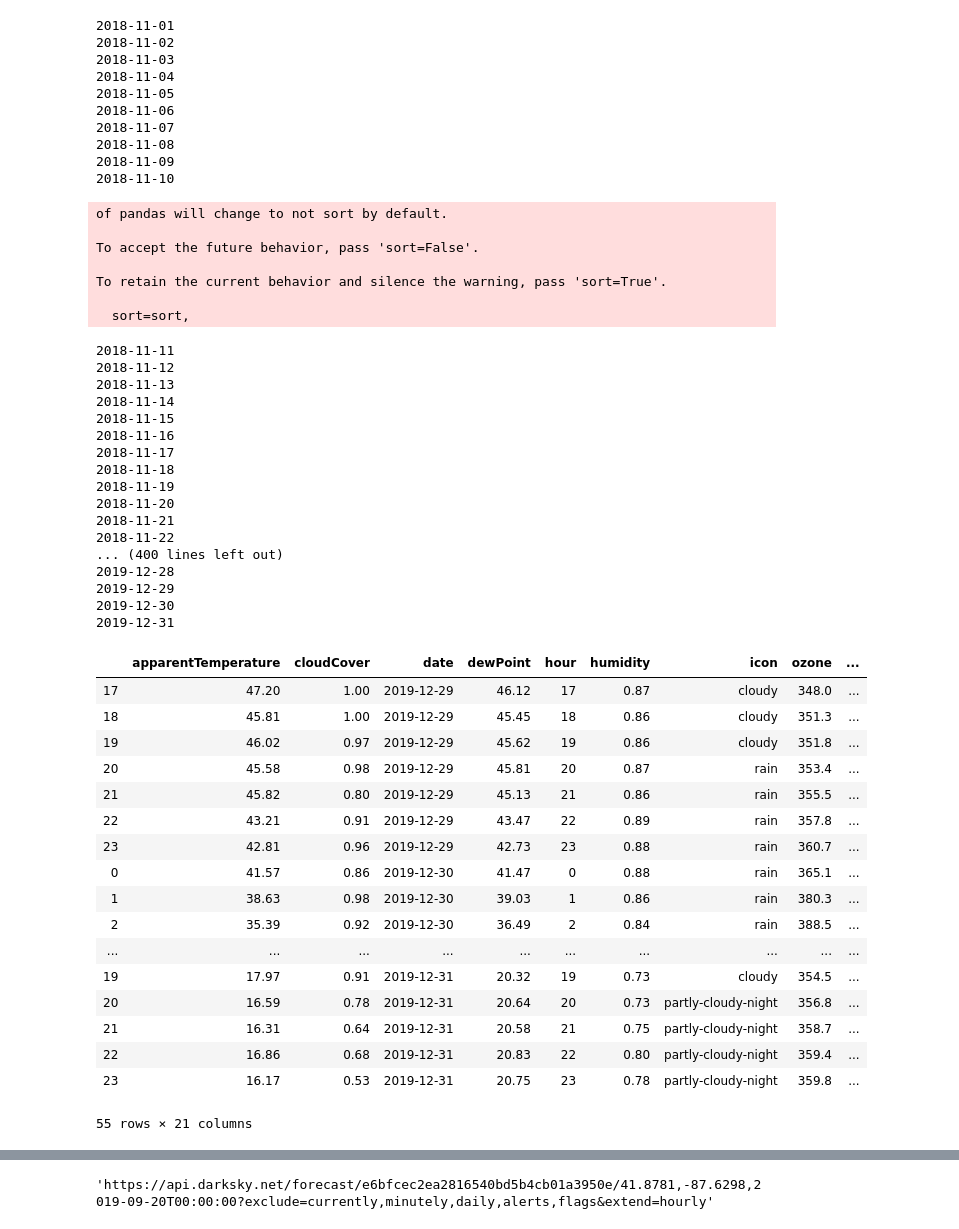
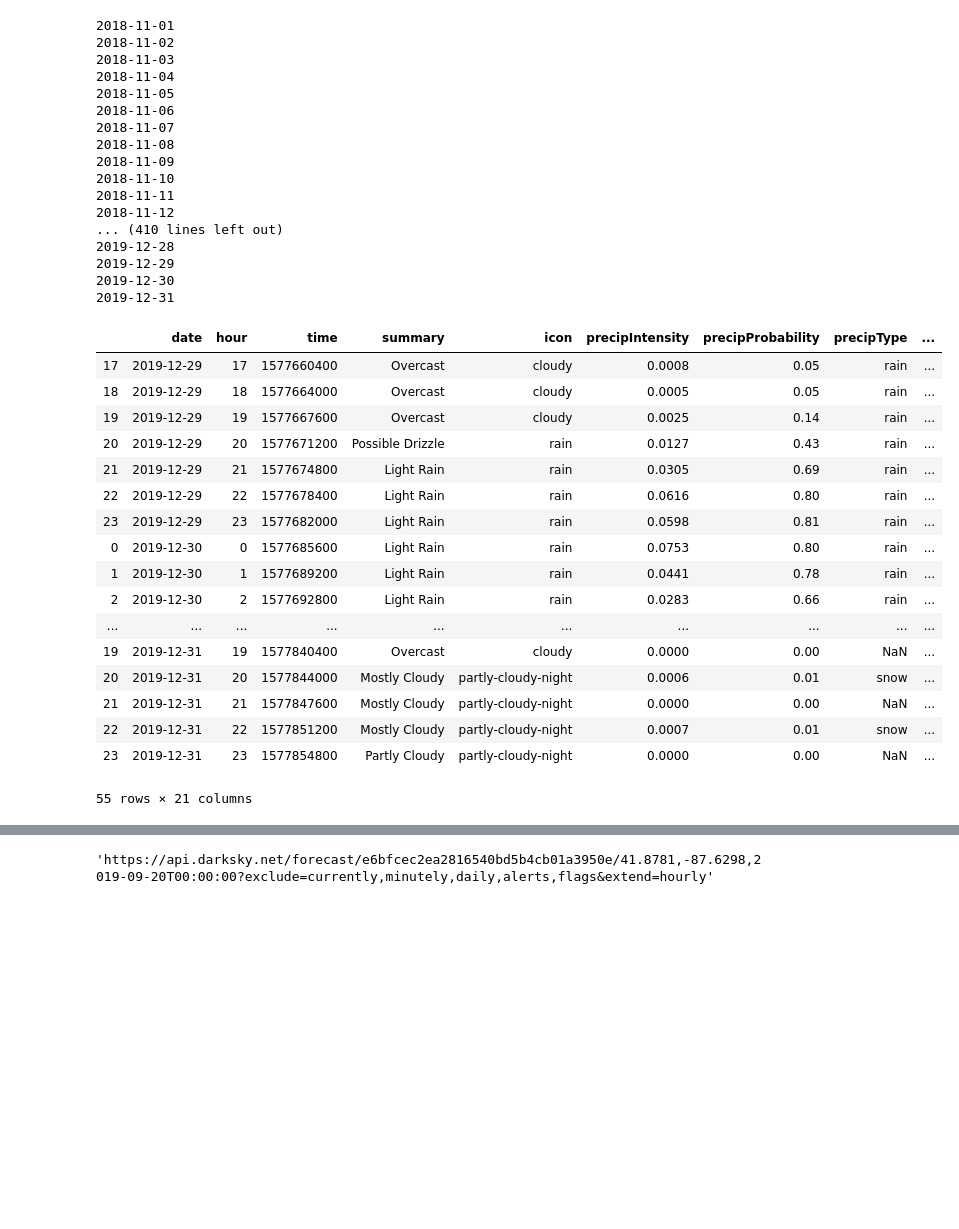
Before and after one commit to muoyo/chicago-ridesharing, a Jupyter notebook: notebooks/weather.ipynb, the cells around one changed output, grey strips where cells are left out. Drawn from its saved outputs; the diff is of its cells as text; code cells hidden in the pictures; blank space fills up the shorter version.

```diff
--- a/notebooks/weather.ipynb
+++ b/notebooks/weather.ipynb
@@ -88,78 +51,63 @@ weather = wg.get_weather('2019-09-20')
 # display(weather)
 
 one_day = timedelta(days = 1)
 
 cur_date = date(2018, 11, 1)
 
 weather_df = pd.DataFrame()
 
 for i in np.arange(0, 426):
     date_string = cur_date.strftime('%Y-%m-%d')
     print(date_string)
     weather = wg.get_weather(date_string)
     daily_weather_df = json_normalize(weather['hourly']['data'])
-    daily_weather_df['date'] = date_string
-    daily_weather_df['hour'] = daily_weather_df.index
-    weather_df = weather_df.append(daily_weather_df)
+    daily_weather_df.insert(0, 'hour', daily_weather_df.index)
+    daily_weather_df.insert(0, 'date', date_string)
+#     daily_weather_df['date'] = date_string
+#     daily_weather_df['hour'] = daily_weather_df.index
+    weather_df = weather_df.append(daily_weather_df, sort=False)
     cur_date += one_day
 
 # for i, d in enumerate(weather['hourly']['data']):
 #     print(i, d['time'], d['icon'])
 
 weather_df.tail(55)
 # %% [output]
 2018-11-01
 2018-11-02
 2018-11-03
 2018-11-04
 2018-11-05
 2018-11-06
 2018-11-07
 2018-11-08
 2018-11-09
 2018-11-10
+2018-11-11
+2018-11-12
+... (410 lines left out)
+2019-12-28
+2019-12-29
+2019-12-30
+2019-12-31
+|  | date | hour | time | summary | icon | precipIntensity | precipProbability | precipType | ... |
+| 17 | 2019-12-29 | 17 | 1577660400 | Overcast | cloudy | 0.0008 | 0.05 | rain | ... |
+| 18 | 2019-12-29 | 18 | 1577664000 | Overcast | cloudy | 0.0005 | 0.05 | rain | ... |
+| 19 | 2019-12-29 | 19 | 1577667600 | Overcast | cloudy | 0.0025 | 0.14 | rain | ... |
+| 20 | 2019-12-29 | 20 | 1577671200 | Possible Drizzle | rain | 0.0127 | 0.43 | rain | ... |
+| 21 | 2019-12-29 | 21 | 1577674800 | Light Rain | rain | 0.0305 | 0.69 | rain | ... |
+| 22 | 2019-12-29 | 22 | 1577678400 | Light Rain | rain | 0.0616 | 0.80 | rain | ... |
+| 23 | 2019-12-29 | 23 | 1577682000 | Light Rain | rain | 0.0598 | 0.81 | rain | ... |
+| 0 | 2019-12-30 | 0 | 1577685600 | Light Rain | rain | 0.0753 | 0.80 | rain | ... |
+| 1 | 2019-12-30 | 1 | 1577689200 | Light Rain | rain | 0.0441 | 0.78 | rain | ... |
+| 2 | 2019-12-30 | 2 | 1577692800 | Light Rain | rain | 0.0283 | 0.66 | rain | ... |
+| ... | ... | ... | ... | ... | ... | ... | ... | ... | ... |
+| 19 | 2019-12-31 | 19 | 1577840400 | Overcast | cloudy | 0.0000 | 0.00 | NaN | ... |
+| 20 | 2019-12-31 | 20 | 1577844000 | Mostly Cloudy | partly-cloudy-night | 0.0006 | 0.01 | snow | ... |
+| 21 | 2019-12-31 | 21 | 1577847600 | Mostly Cloudy | partly-cloudy-night | 0.0000 | 0.00 | NaN | ... |
+| 22 | 2019-12-31 | 22 | 1577851200 | Mostly Cloudy | partly-cloudy-night | 0.0007 | 0.01 | snow | ... |
+| 23 | 2019-12-31 | 23 | 1577854800 | Partly Cloudy | partly-cloudy-night | 0.0000 | 0.00 | NaN | ... |
-of pandas will change to not sort by default.
-
-To accept the future behavior, pass 'sort=False'.
-
-To retain the current behavior and silence the warning, pass 'sort=True'.
-
-  sort=sort,
+55 rows × 21 columns
-2018-11-11
-2018-11-12
-2018-11-13
-2018-11-14
-2018-11-15
-2018-11-16
-2018-11-17
-2018-11-18
-2018-11-19
-2018-11-20
-2018-11-21
-2018-11-22
-... (400 lines left out)
-2019-12-28
-2019-12-29
-2019-12-30
-2019-12-31
-|  | apparentTemperature | cloudCover | date | dewPoint | hour | humidity | icon | ozone | ... |
-| 17 | 47.20 | 1.00 | 2019-12-29 | 46.12 | 17 | 0.87 | cloudy | 348.0 | ... |
-| 18 | 45.81 | 1.00 | 2019-12-29 | 45.45 | 18 | 0.86 | cloudy | 351.3 | ... |
-| 19 | 46.02 | 0.97 | 2019-12-29 | 45.62 | 19 | 0.86 | cloudy | 351.8 | ... |
-| 20 | 45.58 | 0.98 | 2019-12-29 | 45.81 | 20 | 0.87 | rain | 353.4 | ... |
-| 21 | 45.82 | 0.80 | 2019-12-29 | 45.13 | 21 | 0.86 | rain | 355.5 | ... |
-| 22 | 43.21 | 0.91 | 2019-12-29 | 43.47 | 22 | 0.89 | rain | 357.8 | ... |
-| 23 | 42.81 | 0.96 | 2019-12-29 | 42.73 | 23 | 0.88 | rain | 360.7 | ... |
-| 0 | 41.57 | 0.86 | 2019-12-30 | 41.47 | 0 | 0.88 | rain | 365.1 | ... |
-| 1 | 38.63 | 0.98 | 2019-12-30 | 39.03 | 1 | 0.86 | rain | 380.3 | ... |
-| 2 | 35.39 | 0.92 | 2019-12-30 | 36.49 | 2 | 0.84 | rain | 388.5 | ... |
-| ... | ... | ... | ... | ... | ... | ... | ... | ... | ... |
-| 19 | 17.97 | 0.91 | 2019-12-31 | 20.32 | 19 | 0.73 | cloudy | 354.5 | ... |
-| 20 | 16.59 | 0.78 | 2019-12-31 | 20.64 | 20 | 0.73 | partly-cloudy-night | 356.8 | ... |
-| 21 | 16.31 | 0.64 | 2019-12-31 | 20.58 | 21 | 0.75 | partly-cloudy-night | 358.7 | ... |
-| 22 | 16.86 | 0.68 | 2019-12-31 | 20.83 | 22 | 0.80 | partly-cloudy-night | 359.4 | ... |
-| 23 | 16.17 | 0.53 | 2019-12-31 | 20.75 | 23 | 0.78 | partly-cloudy-night | 359.8 | ... |
-55 rows × 21 columns
 # %%
 # wg.weather_on_date
 # %%
```
Also changed, not shown: parts of 6 cells of this notebook, 3 other files.
